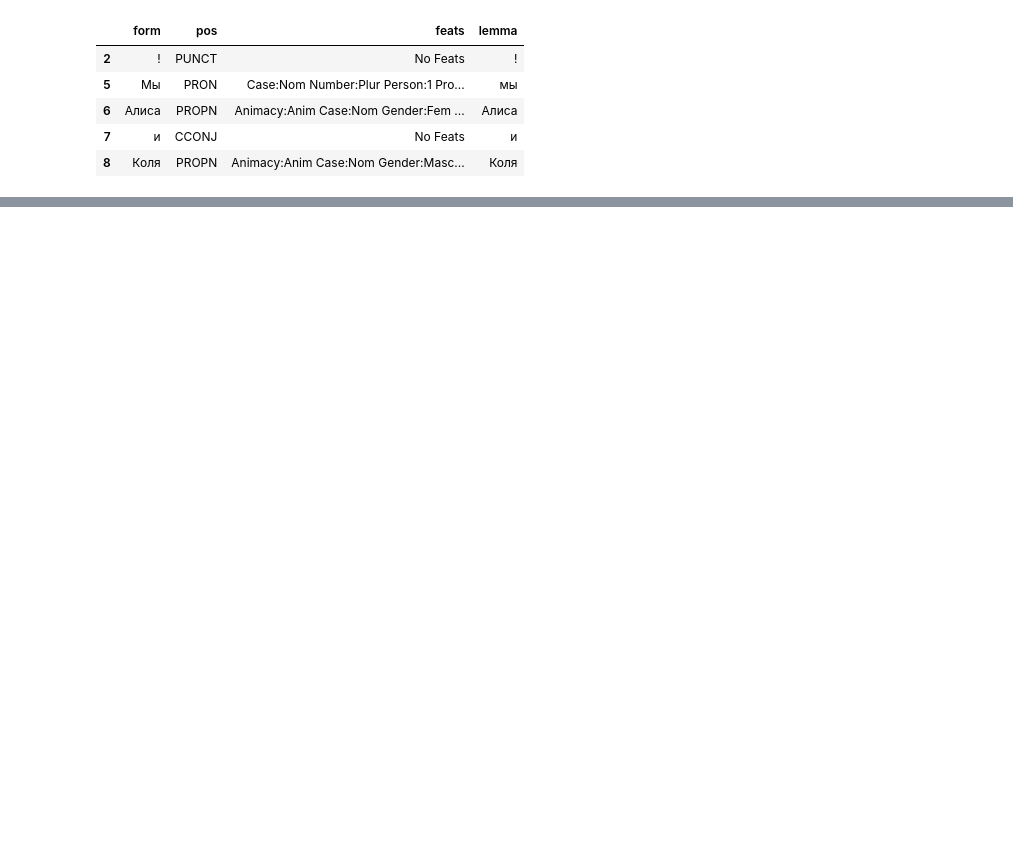
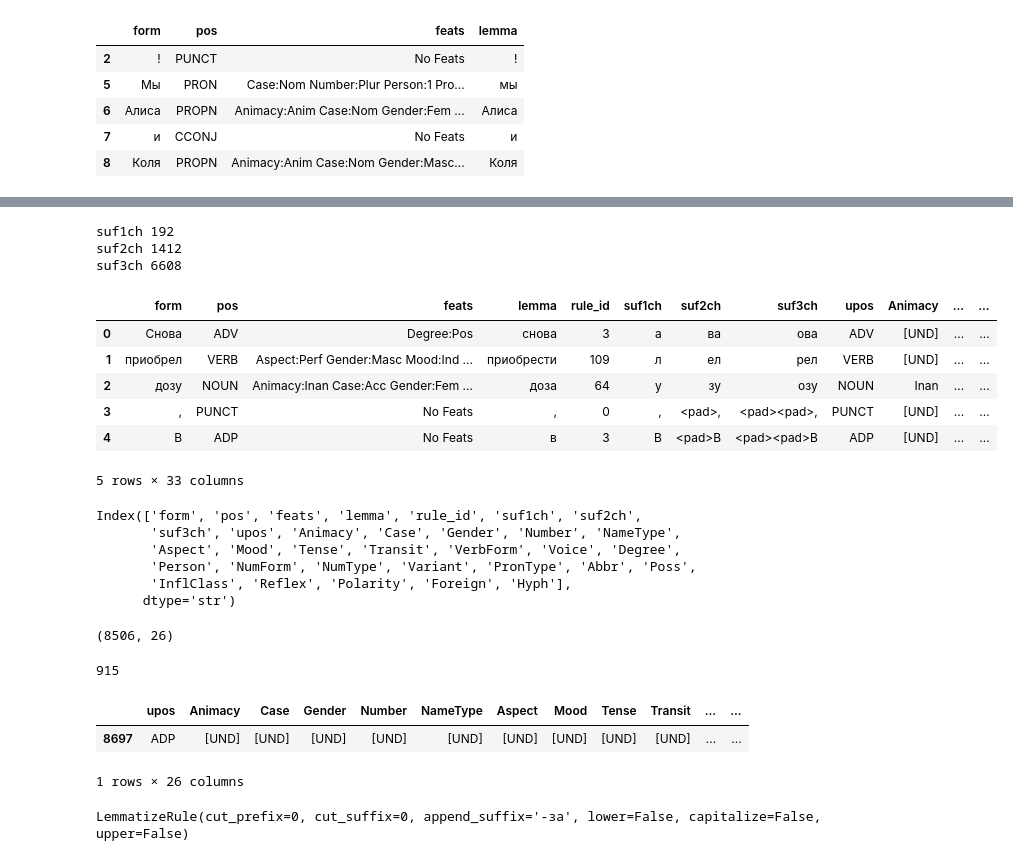
Before and after one commit to smertlove/Lemmatization-Heuristics, a Jupyter notebook: inspect_rules.ipynb, the cells around one changed output, grey strips where cells are left out. Cells and saved outputs as stored; diff of their text form; code cells hidden in the pictures; blank space fills up the shorter version.

```diff
--- a/inspect_rules.ipynb
+++ b/inspect_rules.ipynb
@@ -244,0 +287,54 @@ pos tags: ['ADJ', 'ADP', 'ADV', 'ADVPRO', 'ANUM', 'AUX', 'CCONJ', 'COM', 'DET',
+# %%
+df_train = df_train.drop("lemmatization_rule", axis=1)
+# %%
+for n in range(1, 4):
+    colname = f"suf{n}ch"
+    df_train[colname] = df_train["form"].apply(lambda s: "<pad>"*max(n - len(s), 0) + s[-n:])
+# %%
+## гапаксы вроде убраны, а все равно матрицы будут огромные
+for col in ("suf1ch", "suf2ch", "suf3ch",):
+    print(col, df_train[col].nunique())
+# %% [output]
+suf1ch 192
+suf2ch 1412
+suf3ch 6608
+# %%
+def parse_feats(feats: str, names_order=names_order, name2mapping_to_id=name2mapping_to_id) -> dict:
+
+    result = {name: UNDEFINED for name in names_order}
+
+    if not isinstance(feats, str) or feats == "No Feats":
+        return result
+
+    for part in filter(lambda elem: ":" in elem, feats.split()):
+        k, v = part.split(":", 1)
+
+        if k in result and v in name2mapping_to_id[k]:
+            result[k] = v
+
+    return result
+
+feats_dicts = [parse_feats(feats) for feats in df_train["feats"].tolist()]
+feats_df = pd.DataFrame(feats_dicts, index=df_train.index)
+feats_df["upos"] = df_train["pos"]
+
+df_train = pd.concat([df_train, feats_df], axis=1)
+# %%
+df_train.head()
+# %% [output]
+|  | form | pos | feats | lemma | rule_id | suf1ch | suf2ch | suf3ch | upos | Animacy | ... | ... |
+| 0 | Снова | ADV | Degree:Pos | снова | 3 | а | ва | ова | ADV | [UND] | ... | ... |
+| 1 | приобрел | VERB | Aspect:Perf Gender:Masc Mood:Ind ... | приобрести | 109 | л | ел | рел | VERB | [UND] | ... | ... |
+| 2 | дозу | NOUN | Animacy:Inan Case:Acc Gender:Fem ... | доза | 64 | у | зу | озу | NOUN | Inan | ... | ... |
+| 3 | , | PUNCT | No Feats | , | 0 | , | <pad>, | <pad><pad>, | PUNCT | [UND] | ... | ... |
+| 4 | В | ADP | No Feats | в | 3 | В | <pad>В | <pad><pad>В | ADP | [UND] | ... | ... |
+5 rows × 33 columns
+# %%
+df_train.columns
+# %% [output]
+Index(['form', 'pos', 'feats', 'lemma', 'rule_id', 'suf1ch', 'suf2ch',
+       'suf3ch', 'upos', 'Animacy', 'Case', 'Gender', 'Number', 'NameType',
+       'Aspect', 'Mood', 'Tense', 'Transit', 'VerbForm', 'Voice', 'Degree',
+       'Person', 'NumForm', 'NumType', 'Variant', 'PronType', 'Abbr', 'Poss',
+       'InflClass', 'Reflex', 'Polarity', 'Foreign', 'Hyph'],
+      dtype='str')
@@ -244,0 +350,8 @@ pos tags: ['ADJ', 'ADP', 'ADV', 'ADVPRO', 'ANUM', 'AUX', 'CCONJ', 'COM', 'DET',
+# %%
+# будем дропать дубликаты, важно дропнуть и по таргетному правилу тоже
+# теперь работаем с уникальными морфологическими разборами, которые мапятся на разные правила.
+# таким образом можно попробовать найти те из них, которые детерминированно мапятся на одно и то же правило
+df_train_M = df_train[M_cols + tgt_col].drop_duplicates()
+df_train_M.shape
+# %% [output]
+(8506, 26)
@@ -244,0 +364,14 @@ pos tags: ['ADJ', 'ADP', 'ADV', 'ADVPRO', 'ANUM', 'AUX', 'CCONJ', 'COM', 'DET',
+# %%
+len(deterministic_M)
+# %% [output]
+915
+# %%
+deterministic_M[0]
+# %% [output]
+|  | upos | Animacy | Case | Gender | Number | NameType | Aspect | Mood | Tense | Transit | ... | ... |
+| 8697 | ADP | [UND] | [UND] | [UND] | [UND] | [UND] | [UND] | [UND] | [UND] | [UND] | ... | ... |
+1 rows × 26 columns
+# %%
+id2rule[4]
+# %% [output]
+LemmatizeRule(cut_prefix=0, cut_suffix=0, append_suffix='-за', lower=False, capitalize=False, upper=False)
```
Also changed, not shown: parts of 37 cells of this notebook, 5 other files.
